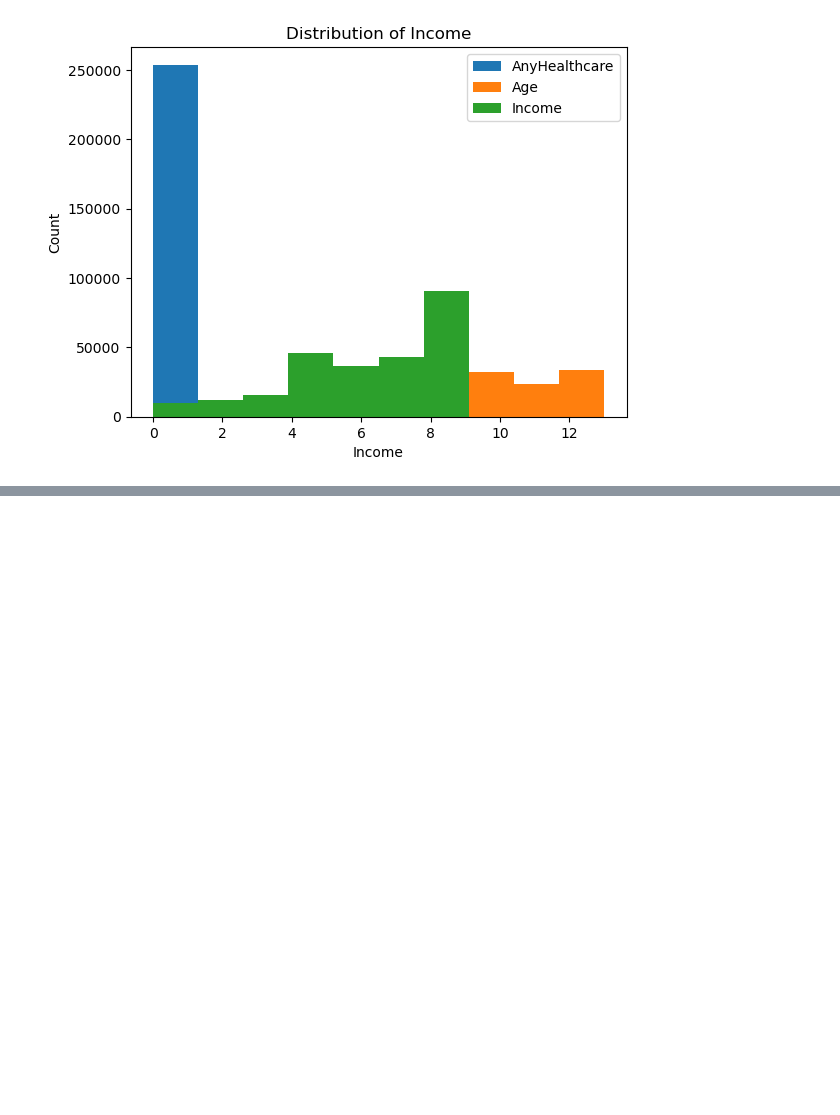
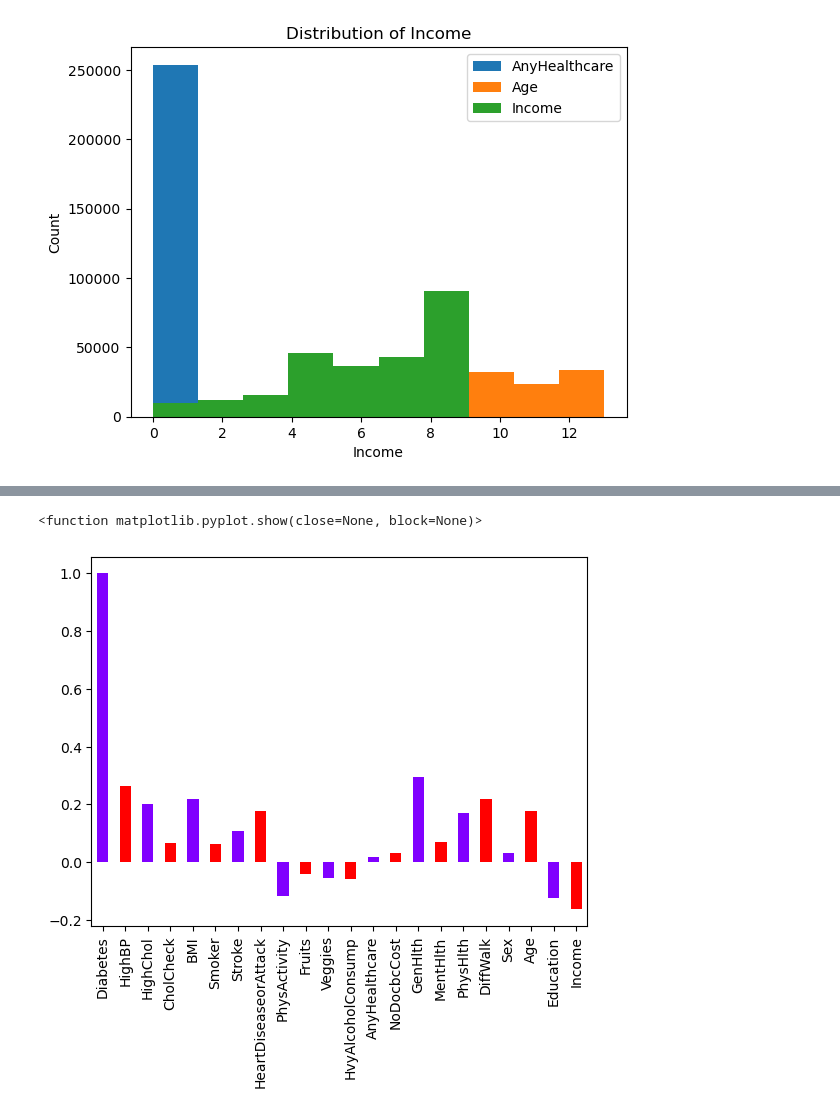
Before and after one commit to noorxqazi/project4, a Jupyter notebook: Healthcare project 4/project_healthcare_data_cleaning.ipynb, the cells around one changed output, grey strips where cells are left out. Cells and saved outputs as stored; diff of their text form; code cells hidden in the pictures; blank space fills up the shorter version.

```diff
--- a/Healthcare project 4/project_healthcare_data_cleaning.ipynb
+++ b/Healthcare project 4/project_healthcare_data_cleaning.ipynb
@@ -243,2 +134,12 @@ plt.show()
+# %%
+# dislay a plot of target correlations
+target = df_diabetes_corr['Diabetes']
+# %%
+colors = cm.rainbow(np.linspace(0, 1, len(class_counts)))
+target.plot(kind='bar', color=colors, align='center')
+plt.show
+# %% [output]
+<function matplotlib.pyplot.show(close=None, block=None)>
+[figure, added]
 # %%
 # select our model
```
Also changed, not shown: parts of 51 cells of this notebook, 3 other files.
